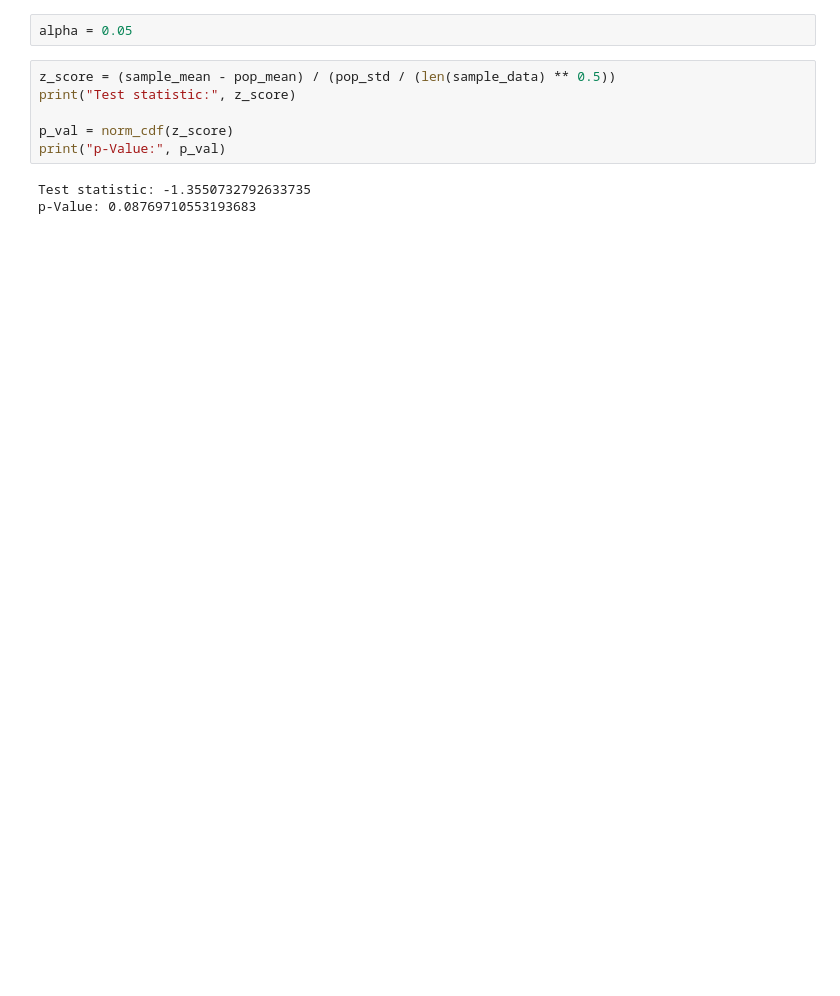
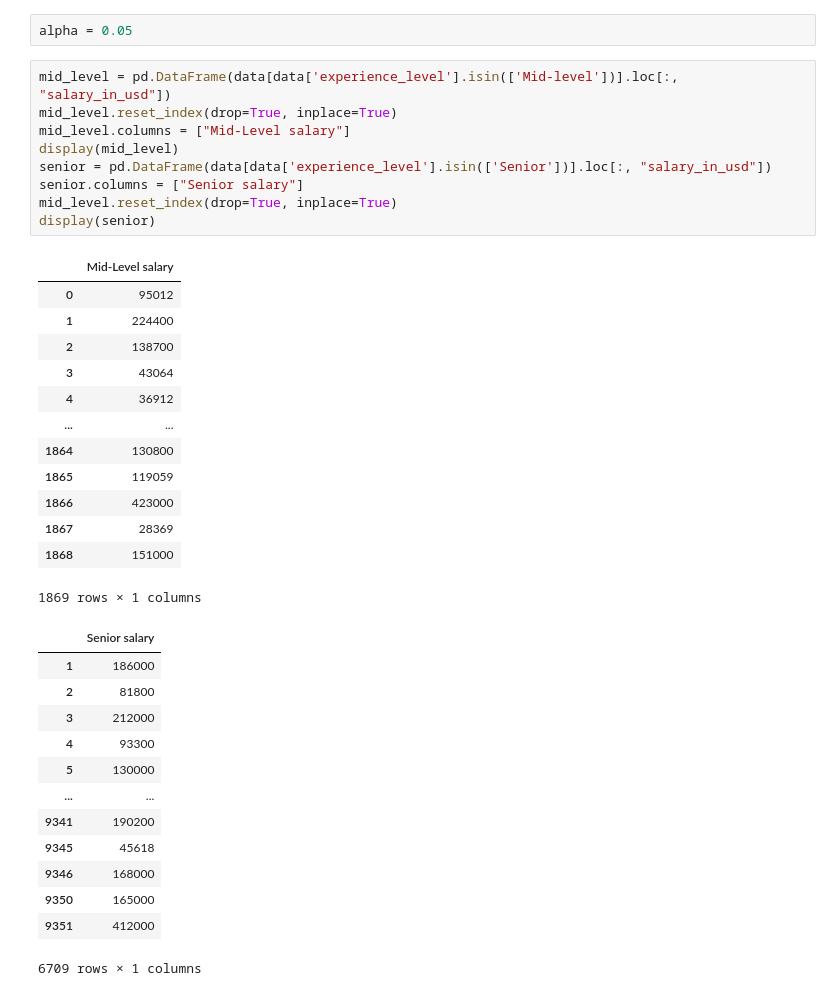
Before and after one commit to LucianoGP95/Python_Eiit_RyR, a Jupyter notebook: a7_hyphotesis_testing/src/hypothesis_testing.ipynb, the cells around one changed output. Saved outputs shown, nothing was run; the diff lists cells and outputs as text; blank space fills up the shorter version.

```diff
--- a/a7_hyphotesis_testing/src/hypothesis_testing.ipynb
+++ b/a7_hyphotesis_testing/src/hypothesis_testing.ipynb
@@ -53,11 +37,38 @@ Sample standard deviation:  63177.372
 # %%
 alpha = 0.05
-# %%
-z_score = (sample_mean - pop_mean) / (pop_std / (len(sample_data) ** 0.5))
-print("Test statistic:", z_score)
-
-p_val = norm_cdf(z_score)
-print("p-Value:", p_val)
-# %% [output]
-Test statistic: -1.3550732792633735
-p-Value: 0.08769710553193683
+# %%
+mid_level = pd.DataFrame(data[data['experience_level'].isin(['Mid-level'])].loc[:, "salary_in_usd"])
+mid_level.reset_index(drop=True, inplace=True)
+mid_level.columns = ["Mid-Level salary"]
+display(mid_level)
+senior = pd.DataFrame(data[data['experience_level'].isin(['Senior'])].loc[:, "salary_in_usd"])
+senior.columns = ["Senior salary"]
+mid_level.reset_index(drop=True, inplace=True)
+display(senior)
+# %% [output]
+|  | Mid-Level salary |
+| 0 | 95012 |
+| 1 | 224400 |
+| 2 | 138700 |
+| 3 | 43064 |
+| 4 | 36912 |
+| ... | ... |
+| 1864 | 130800 |
+| 1865 | 119059 |
+| 1866 | 423000 |
+| 1867 | 28369 |
+| 1868 | 151000 |
+1869 rows × 1 columns
+|  | Senior salary |
+| 1 | 186000 |
+| 2 | 81800 |
+| 3 | 212000 |
+| 4 | 93300 |
+| 5 | 130000 |
+| ... | ... |
+| 9341 | 190200 |
+| 9345 | 45618 |
+| 9346 | 168000 |
+| 9350 | 165000 |
+| 9351 | 412000 |
+6709 rows × 1 columns
```
Also changed, not shown: parts of 10 cells of this notebook, 2 other files.
